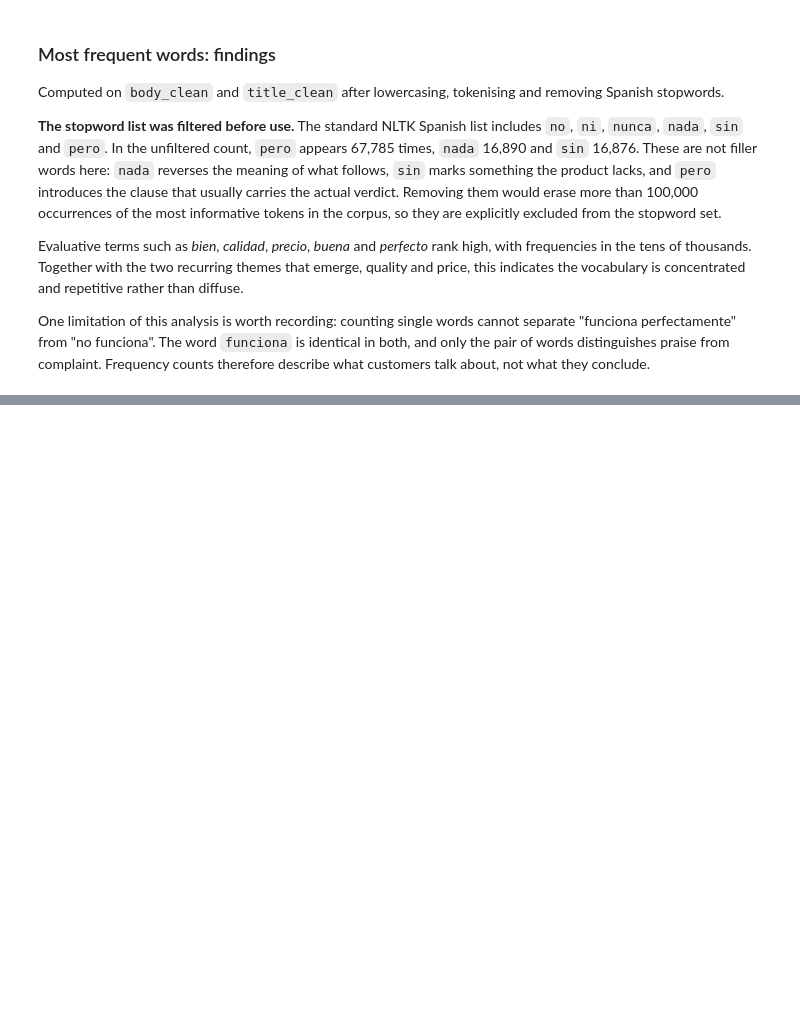
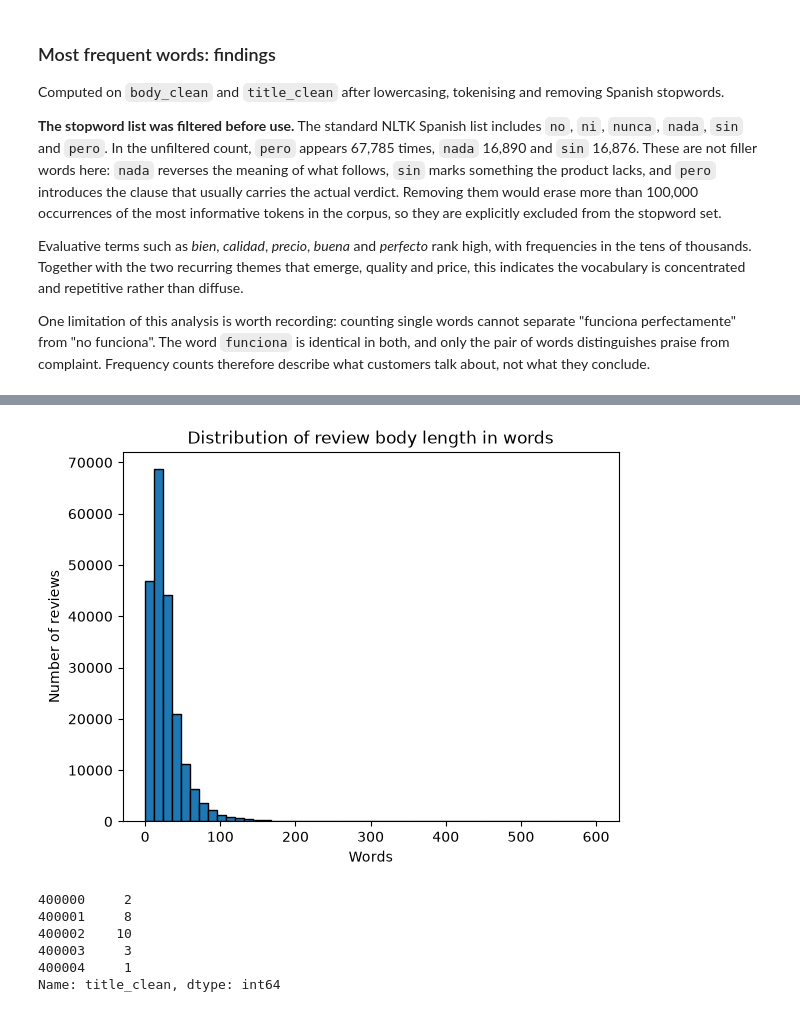
Before and after one commit to AlejandroBeldaFernandez/Amazon-Reviews-Spanish, a Jupyter notebook: Amazon_Reviews.ipynb, the cells around one changed output, grey strips where cells are left out. Drawn from its saved outputs; the diff is of its cells as text; code cells hidden in the pictures; blank space fills up the shorter version.

```diff
--- a/Amazon_Reviews.ipynb
+++ b/Amazon_Reviews.ipynb
@@ -810,0 +887,18 @@ describe what customers talk about, not what they conclude.
+# %%
+plt.hist(n_words, bins=50, edgecolor='black', range=(0, 600))
+plt.title('Distribution of review body length in words')
+plt.xlabel('Words')
+plt.ylabel('Number of reviews')
+plt.show()
+# %% [output]
+[figure, added]
+# %%
+n_words_title = df_spanish['title_clean'].apply(lambda x: len(x.split()))
+n_words_title.head(5)
+# %% [output]
+400000     2
+400001     8
+400002    10
+400003     3
+400004     1
+Name: title_clean, dtype: int64
```
Also changed, not shown: parts of 19 cells of this notebook.
